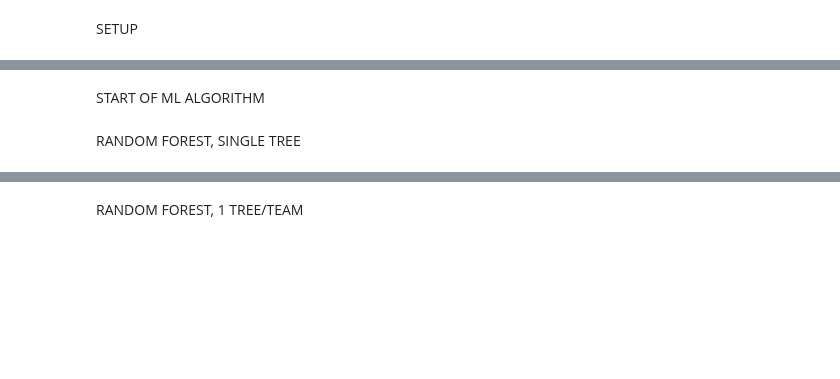
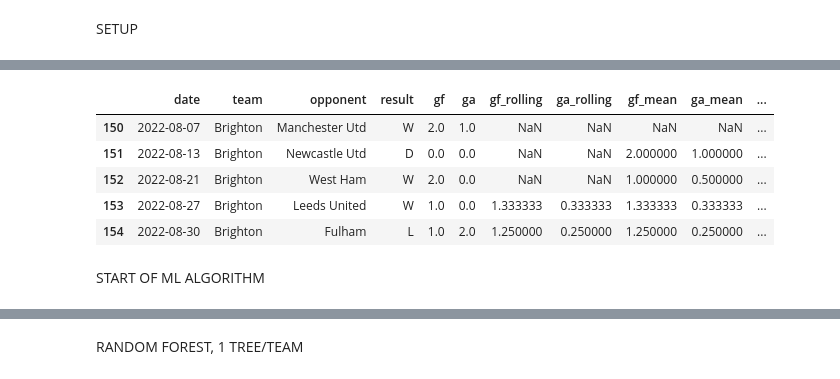
Before and after one commit to adityanegii/Match-Predictor-FBREF, a Jupyter notebook: prediction.ipynb, the cells around one changed output, grey strips where cells are left out. Saved outputs shown, nothing was run; the diff lists cells and outputs as text; code cells hidden in the pictures; blank space fills up the shorter version.

```diff
--- a/prediction.ipynb
+++ b/prediction.ipynb
@@ -139,0 +213,9 @@ mapping = MissingDict(**map_values)
+# %%
+result_df[result_df['team'] == 'Brighton'][['date', 'team', 'opponent', 'result', 'gf', 'ga', 'gf_rolling', 'ga_rolling', 'gf_mean', 'ga_mean', 'xg', 'xg_rolling', 'xg_mean']].head()
+# %% [output]
+|  | date | team | opponent | result | gf | ga | gf_rolling | ga_rolling | gf_mean | ga_mean | ... |
+| 150 | 2022-08-07 | Brighton | Manchester Utd | W | 2.0 | 1.0 | NaN | NaN | NaN | NaN | ... |
+| 151 | 2022-08-13 | Brighton | Newcastle Utd | D | 0.0 | 0.0 | NaN | NaN | 2.000000 | 1.000000 | ... |
+| 152 | 2022-08-21 | Brighton | West Ham | W | 2.0 | 0.0 | NaN | NaN | 1.000000 | 0.500000 | ... |
+| 153 | 2022-08-27 | Brighton | Leeds United | W | 1.0 | 0.0 | 1.333333 | 0.333333 | 1.333333 | 0.333333 | ... |
+| 154 | 2022-08-30 | Brighton | Fulham | L | 1.0 | 2.0 | 1.250000 | 0.250000 | 1.250000 | 0.250000 | ... |
@@ -140,5 +224,3 @@ mapping = MissingDict(**map_values)
 # %% [markdown]
 START OF ML ALGORITHM
-# %% [markdown]
-RANDOM FOREST, SINGLE TREE
 # %%
```
Also changed, not shown: parts of 71 cells of this notebook, 12 other files.
